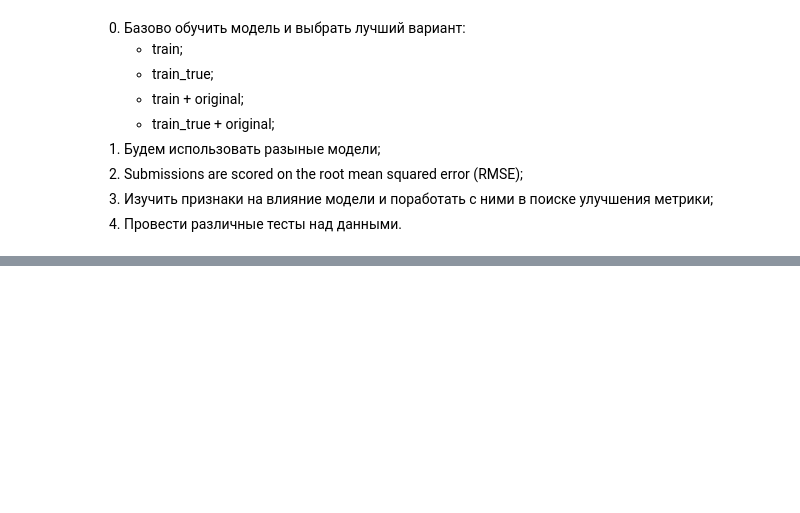
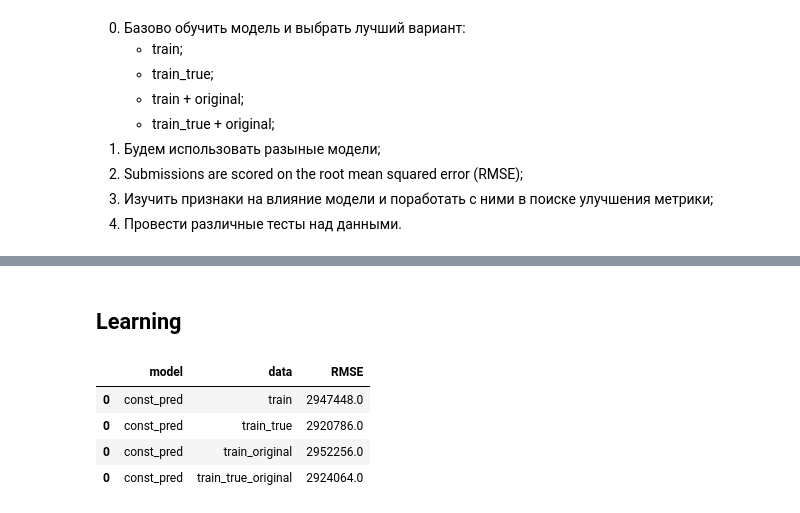
Before and after one commit to keedach/Kaggle, a Jupyter notebook: playground_series_3_6/playground_series_3_6.ipynb, the cells around one changed output, grey strips where cells are left out. Cells and saved outputs as stored; diff of their text form; code cells hidden in the pictures; blank space fills up the shorter version.

```diff
--- a/playground_series_3_6/playground_series_3_6.ipynb
+++ b/playground_series_3_6/playground_series_3_6.ipynb
@@ -1839,0 +1868,16 @@ print(' Длина original данных:',
+# %%
+print('Lenght original: ', len(original))
+print('Lenght train: ', len(train_train))
+
+train_original = pd.concat([train_train, original])
+train_original = shuffle(train_original, random_state=13)
+
+print('Lenght train_original: ', len(train_original), '\n')
+
+print('Lenght original: ', len(original))
+print('Lenght train_true: ', len(train_true_train))
+
+train_true_original = pd.concat([train_true_train, original])
+train_true_original = shuffle(train_true_original, random_state=13)
+
+print('Lenght train_true_original: ', len(train_true_original))
@@ -1839,0 +1892,7 @@ print(' Длина original данных:',
+# %%
+dataset = {'train': [train_train, train_valid],
+            'train_true': [train_true_train, train_true_valid],
+            'train_original': [train_original, train_valid],
+            'train_true_original': [train_true_original, train_true_valid]}
+# %% [markdown]
+## Learning
@@ -1839,0 +1912,8 @@ print(' Длина original данных:',
+# %%
+score_data
+# %% [output]
+|  | model | data | RMSE |
+| 0 | const_pred | train | 2947448.0 |
+| 0 | const_pred | train_true | 2920786.0 |
+| 0 | const_pred | train_original | 2952256.0 |
+| 0 | const_pred | train_true_original | 2924064.0 |
```
Also changed, not shown: parts of 11 cells of this notebook.
